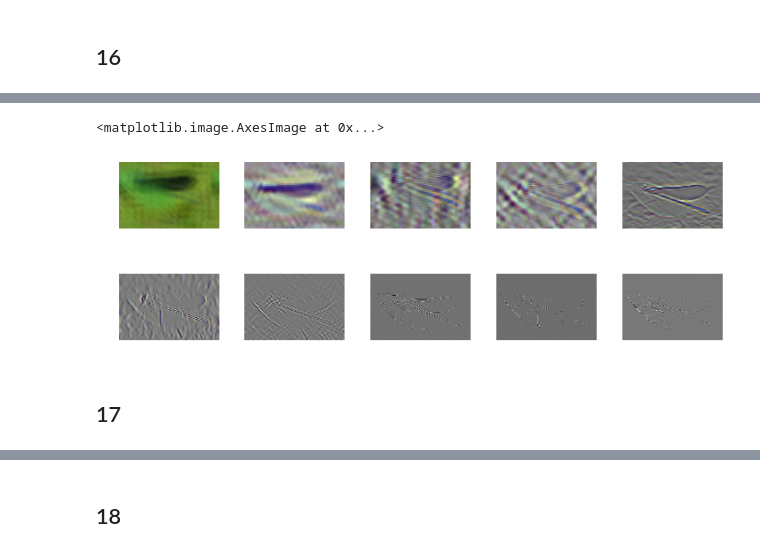
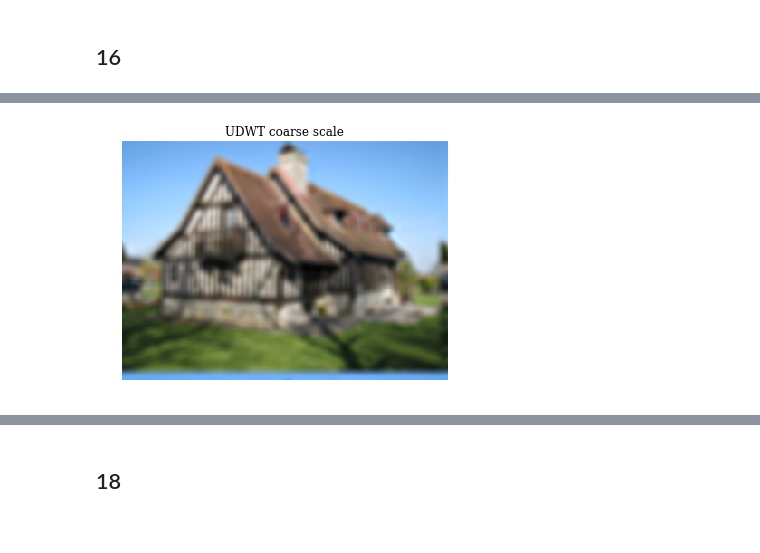
Before and after one commit to UnnikrishnanSivaprasad/ECE285IVR, a Jupyter notebook: ECE285IVR-ProjectC.ipynb, the cells around one changed output, grey strips where cells are left out. Saved outputs shown, nothing was run; the diff lists cells and outputs as text; code cells hidden in the pictures.

```diff
--- a/ECE285IVR-ProjectC.ipynb
+++ b/ECE285IVR-ProjectC.ipynb
@@ -201,15 +198 @@ plt.plot([i for i in range(3,20)],psnr)
-# %%
-def interleave0(x,j):
-    '''
-    Upsample the filters h and g in udwt by injecting 2^(j − 1) zeros between each entries.
-    Args:
-        x: input vector
-        j: interleaving factor
-    Returns:
-        x1: interleaved vector
-    '''
-    x1=np.zeros(((np.shape(x)[0]-1)*pow(2,j)+1,1))
-    for i in range(len(x)):
-        x1[pow(2,j)*i]=x[i]
-    return x1
 # %%
@@ -237,2 +260,7 @@ def udwt(x, J, h, g):
+# %%
+source = im.dwt_crop(x0,J)
+undec_wavelet = udwt(source,J,h,g)
+inverse = iudwt(undec_wavelet,J,h,g)
+reverse = udwt(iudwt(undec_wavelet,J,h,g),J,h,g)
 # %% [markdown]
 ## 16
@@ -248,17 +266,0 @@ plt.show()
-# %%
-fig,axes= plt.subplots(nrows=2,ncols=5,figsize=(10,5))
-im.show(y0[:,:,0,:],ax=axes[0][0])
-im.showdwt(y0[:,:,1,:],J=0,ax=axes[0][1])
-im.showdwt(y0[:,:,2,:],J=0,ax=axes[0][2])
-im.showdwt(y0[:,:,3,:],J=0,ax=axes[0][3])
-im.showdwt(y0[:,:,4,:],J=0,ax=axes[0][4])
-im.showdwt(y0[:,:,5,:],J=0,ax=axes[1][0])
-im.showdwt(y0[:,:,6,:],J=0,ax=axes[1][1])
-im.showdwt(y0[:,:,7,:],J=0,ax=axes[1][2])
-im.showdwt(y0[:,:,8,:],J=0,ax=axes[1][3])
-im.showdwt(y0[:,:,9,:],J=0,ax=axes[1][4])
-# %% [output]
-<matplotlib.image.AxesImage at 0x...>
-[figure, removed]
-# %% [markdown]
-## 17
@@ -285,0 +267,6 @@ def iudwt(z, J, h, g):
+# %%
+im.show(undec_wavelet[:,:,0,:])
+plt.title("UDWT coarse scale")
+plt.show()
+# %% [output]
+[figure, added]
```
Also changed, not shown: parts of 24 cells of this notebook.
